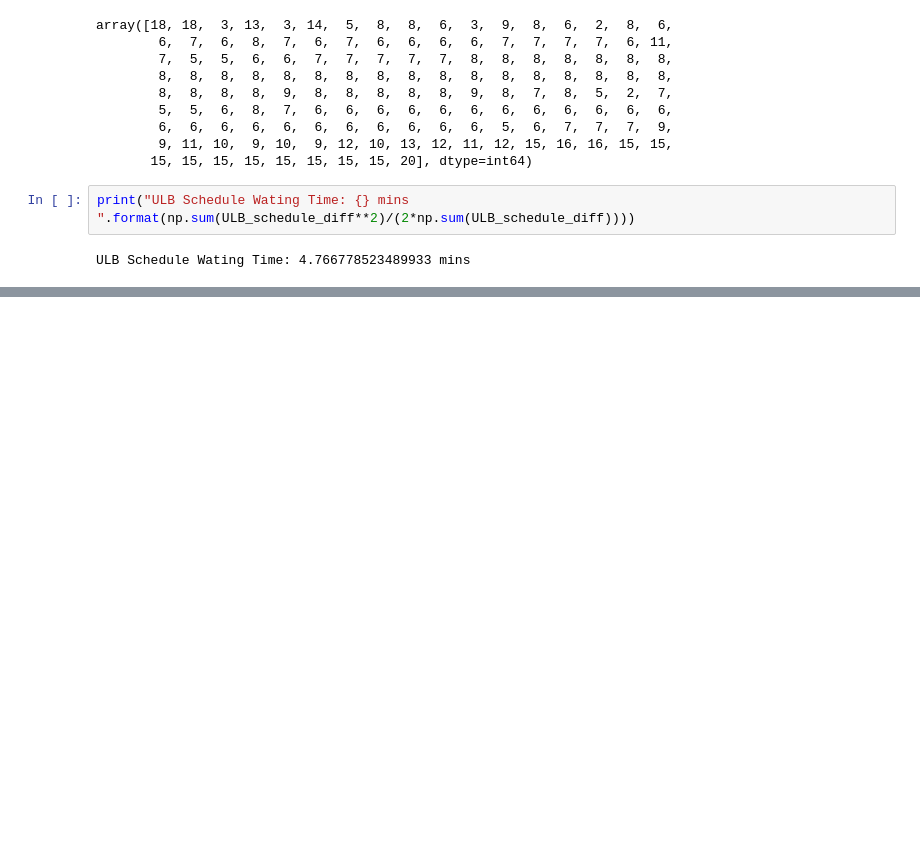
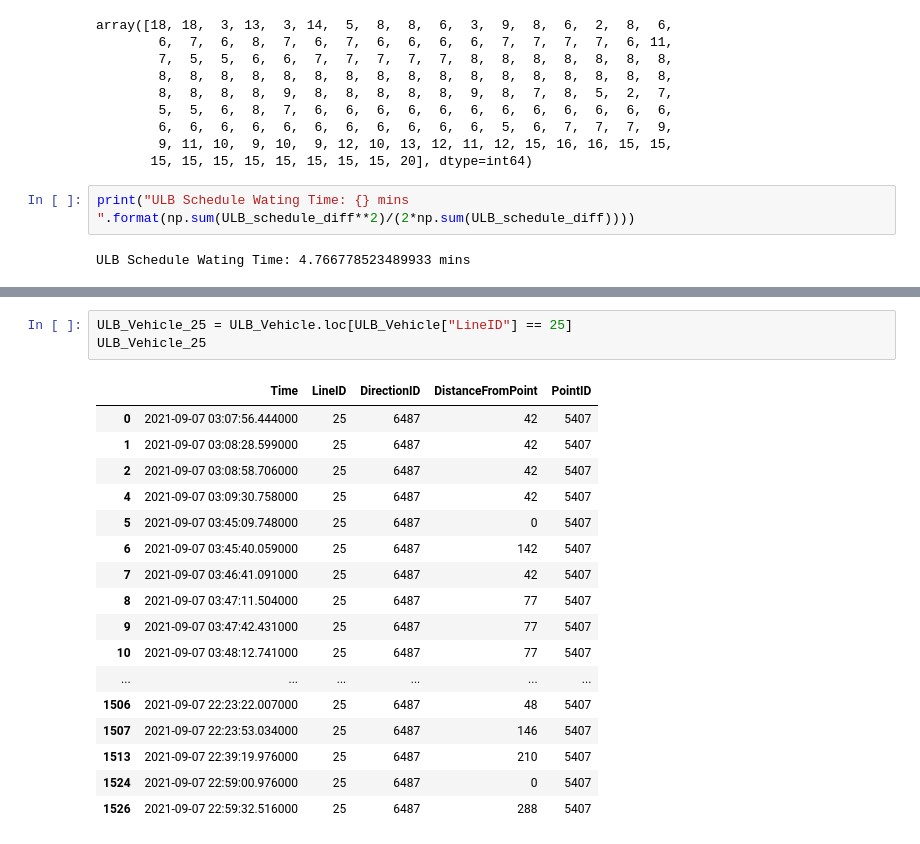
Before and after one commit to xuyou1999/Data_Mining_F22, a Jupyter notebook: src/Regularity.ipynb, the cells around one changed output, grey strips where cells are left out. Cells and saved outputs as stored; diff of their text form; blank space fills up the shorter version.

```diff
--- a/src/Regularity.ipynb
+++ b/src/Regularity.ipynb
@@ -178,0 +223,21 @@ ULB Schedule Wating Time: 4.766778523489933 mins
+# %%
+ULB_Vehicle_25 = ULB_Vehicle.loc[ULB_Vehicle["LineID"] == 25]
+ULB_Vehicle_25
+# %% [output]
+|  | Time | LineID | DirectionID | DistanceFromPoint | PointID |
+| 0 | 2021-09-07 03:07:56.444000 | 25 | 6487 | 42 | 5407 |
+| 1 | 2021-09-07 03:08:28.599000 | 25 | 6487 | 42 | 5407 |
+| 2 | 2021-09-07 03:08:58.706000 | 25 | 6487 | 42 | 5407 |
+| 4 | 2021-09-07 03:09:30.758000 | 25 | 6487 | 42 | 5407 |
+| 5 | 2021-09-07 03:45:09.748000 | 25 | 6487 | 0 | 5407 |
+| 6 | 2021-09-07 03:45:40.059000 | 25 | 6487 | 142 | 5407 |
+| 7 | 2021-09-07 03:46:41.091000 | 25 | 6487 | 42 | 5407 |
+| 8 | 2021-09-07 03:47:11.504000 | 25 | 6487 | 77 | 5407 |
+| 9 | 2021-09-07 03:47:42.431000 | 25 | 6487 | 77 | 5407 |
+| 10 | 2021-09-07 03:48:12.741000 | 25 | 6487 | 77 | 5407 |
+| ... | ... | ... | ... | ... | ... |
+| 1506 | 2021-09-07 22:23:22.007000 | 25 | 6487 | 48 | 5407 |
+| 1507 | 2021-09-07 22:23:53.034000 | 25 | 6487 | 146 | 5407 |
+| 1513 | 2021-09-07 22:39:19.976000 | 25 | 6487 | 210 | 5407 |
+| 1524 | 2021-09-07 22:59:00.976000 | 25 | 6487 | 0 | 5407 |
+| 1526 | 2021-09-07 22:59:32.516000 | 25 | 6487 | 288 | 5407 |
```
Also changed, not shown: parts of 18 cells of this notebook.
